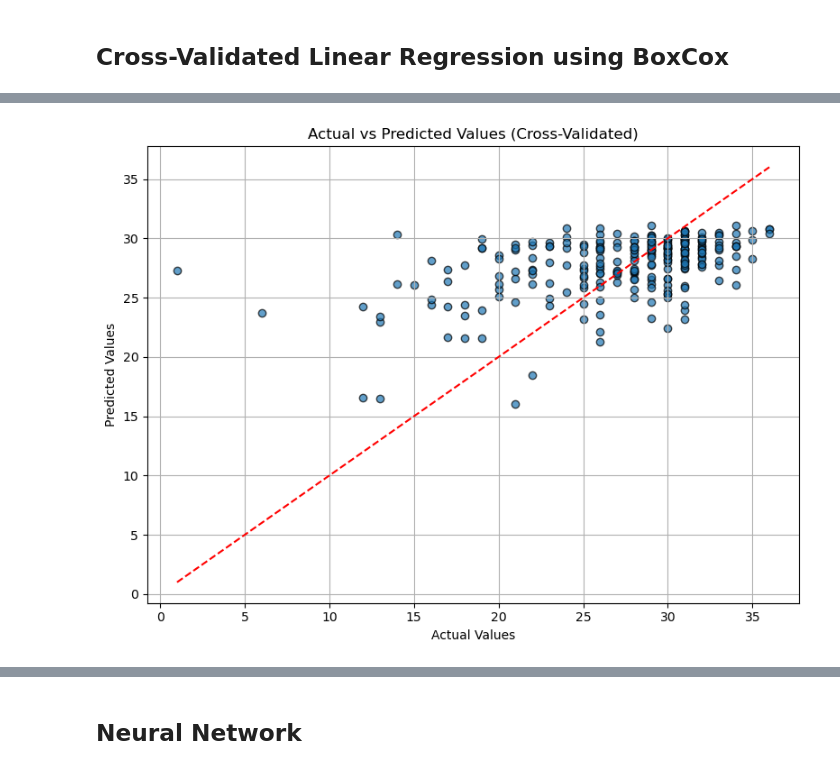
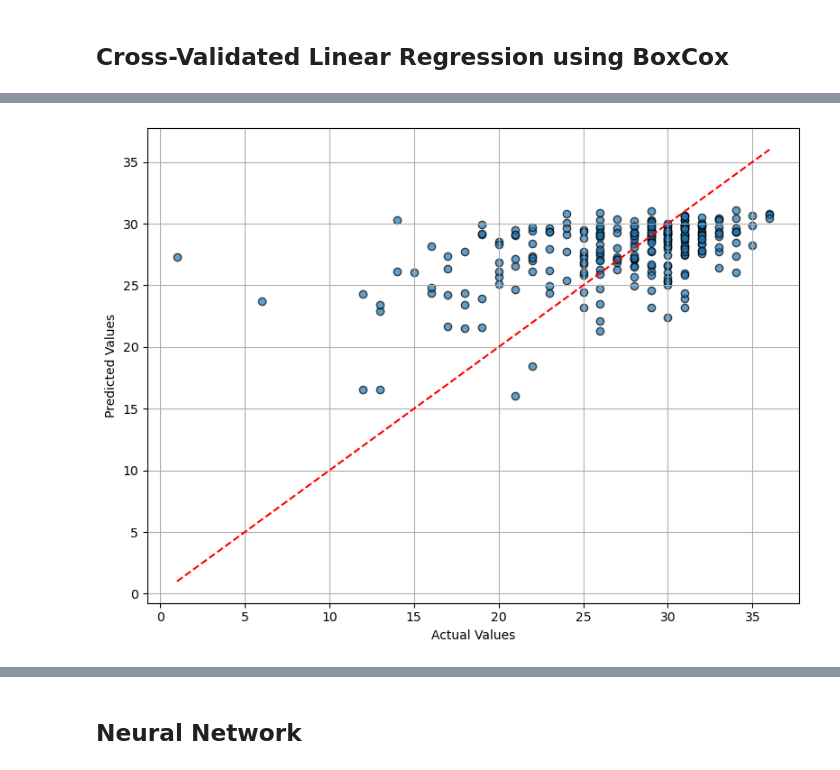
Before and after one commit to noellereid/Data-Science-Capstone, a Jupyter notebook: capstone_project.ipynb, the cells around one changed output, grey strips where cells are left out. Cells and saved outputs as stored; diff of their text form; code cells hidden in the pictures.

```diff
--- a/capstone_project.ipynb
+++ b/capstone_project.ipynb
@@ -699,13 +926,13 @@ Notes:
 # %%
 # Plot actual vs predicted
 plt.figure(figsize=(8, 6))
 plt.scatter(all_actuals, all_preds, alpha=0.7, edgecolor='k')
 plt.plot([min(all_actuals), max(all_actuals)], [min(all_actuals), max(all_actuals)], color='red', linestyle='--')
 plt.xlabel('Actual Values')
 plt.ylabel('Predicted Values')
-plt.title('Actual vs Predicted Values (Cross-Validated)')
+#plt.title('Actual vs Predicted Values (Cross-Validated)')
 plt.grid(True)
 plt.tight_layout()
 plt.show()
 # %% [output]
-[figure, old version]
+[figure, new version]
```
Also changed, not shown: parts of 25 cells of this notebook.
